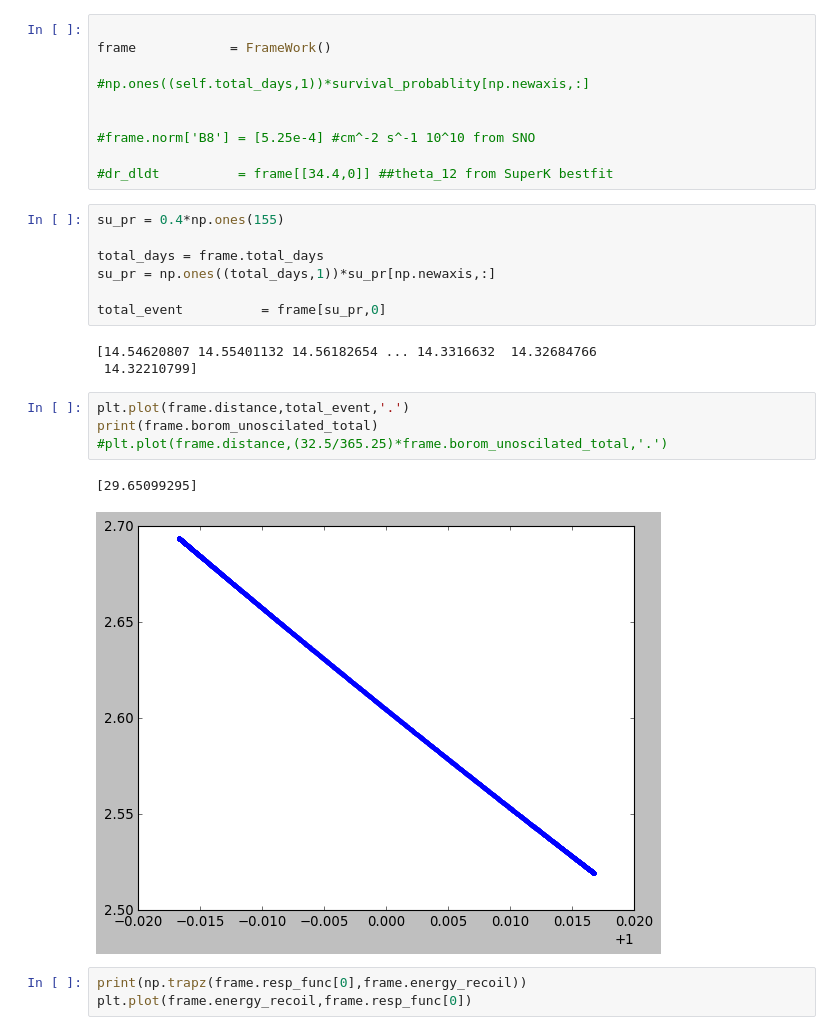
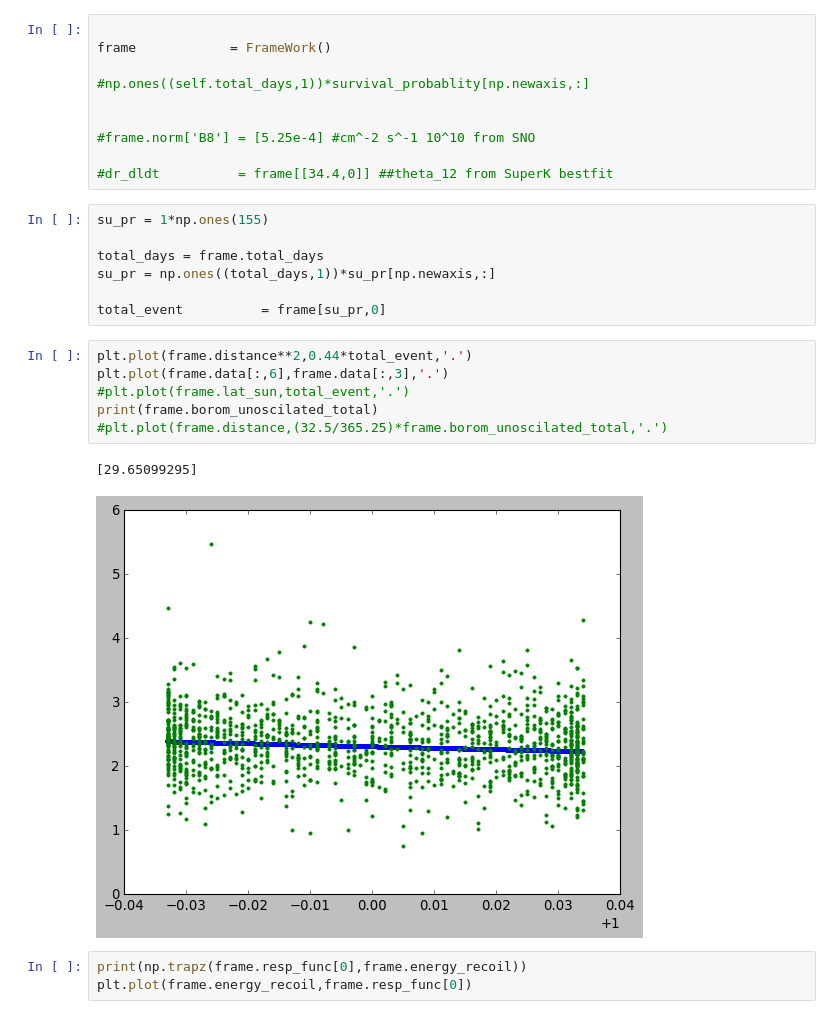
Before and after one commit to SaeedAnsarifard/NeuMod, a Jupyter notebook: Tutorial.ipynb, the cells around one changed output. Cells and saved outputs as stored; diff of their text form.

Commit message:
Data is added to framework

```diff
--- a/Tutorial.ipynb
+++ b/Tutorial.ipynb
@@ -20,22 +20,21 @@ frame            = FrameWork()
 
 #dr_dldt          = frame[[34.4,0]] ##theta_12 from SuperK bestfit
 # %%
-su_pr = 0.4*np.ones(155)
+su_pr = 1*np.ones(155)
 
 total_days = frame.total_days
 su_pr = np.ones((total_days,1))*su_pr[np.newaxis,:]
 
 total_event          = frame[su_pr,0]
-# %% [output]
-[14.54620807 14.55401132 14.56182654 ... 14.3316632  14.32684766
- 14.32210799]
 # %%
-plt.plot(frame.distance,total_event,'.')
+plt.plot(frame.distance**2,0.44*total_event,'.')
+plt.plot(frame.data[:,6],frame.data[:,3],'.')
+#plt.plot(frame.lat_sun,total_event,'.')
 print(frame.borom_unoscilated_total)
 #plt.plot(frame.distance,(32.5/365.25)*frame.borom_unoscilated_total,'.')
 # %% [output]
 [29.65099295]
-[figure, old version]
+[figure, new version]
 # %%
 print(np.trapz(frame.resp_func[0],frame.energy_recoil))
 plt.plot(frame.energy_recoil,frame.resp_func[0])
```
Also changed, not shown: parts of 4 cells of this notebook, 3 other files.
